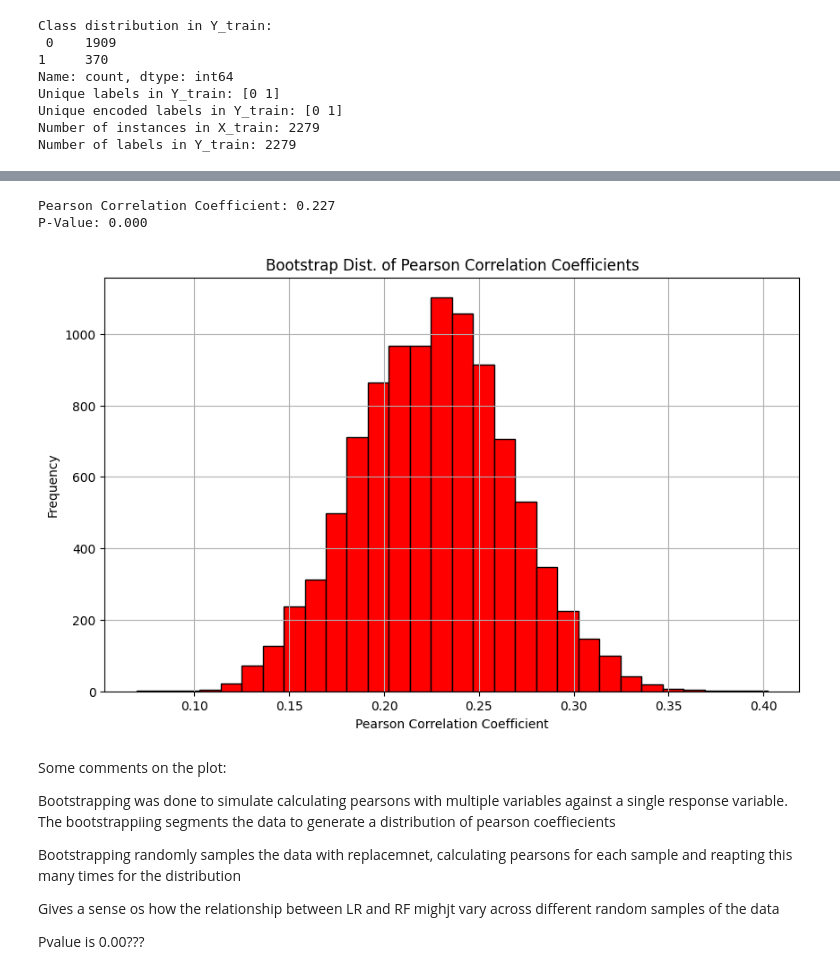
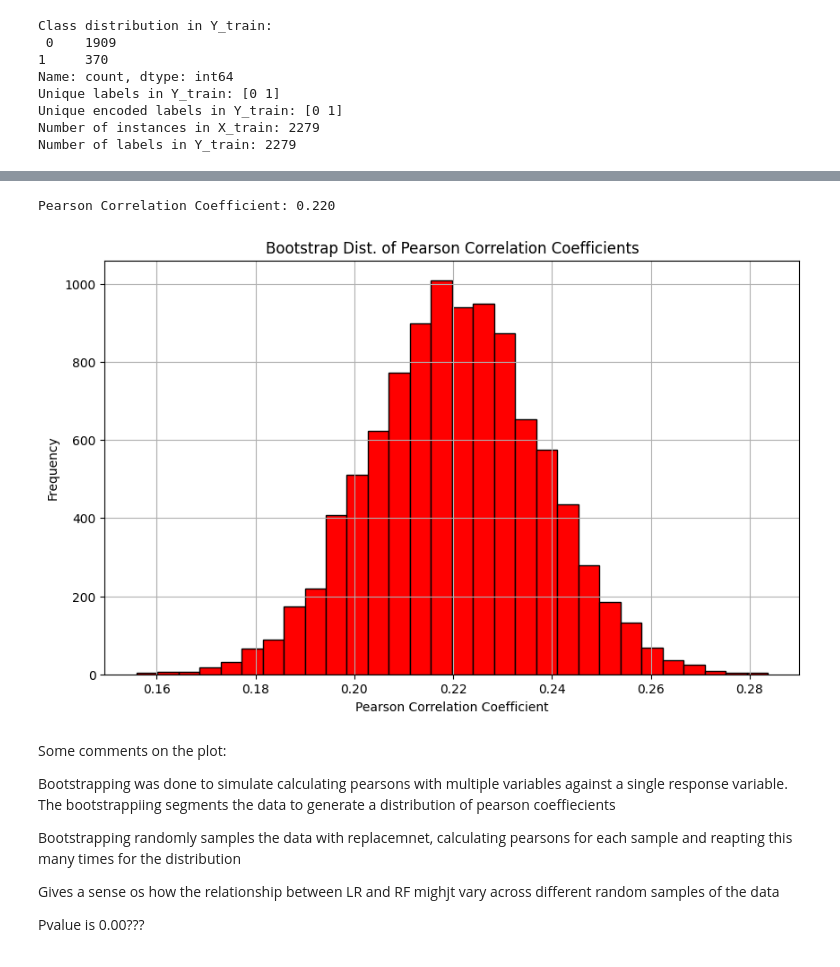
Before and after one commit to Ellaermeg/Eliah-Masters, a Jupyter notebook: KOs/Grouped pipeline.ipynb, the cells around one changed output, grey strips where cells are left out. Saved outputs shown, nothing was run; the diff lists cells and outputs as text; code cells hidden in the pictures.

```diff
--- a/KOs/Grouped pipeline.ipynb
+++ b/KOs/Grouped pipeline.ipynb
@@ -783,8 +824,8 @@ print(consistently_important_features)
 ''' Pearson R for correlation coefficient between feature importance scores (From both models)'''
 
 
-lr_model = LogisticRegression(solver='liblinear', penalty="l1")
-rf_model = RandomForestClassifier(n_estimators=100, max_depth=100, min_samples_split=3, random_state=42)
+lr_model = LogisticRegression(solver='lbfgs', penalty="l2")
+rf_model = RandomForestClassifier(n_estimators=500, max_depth=100, min_samples_split=5, random_state=42)
 
 
 lr_model.fit(X_aligned, Y_aligned)
@@ -793,37 +834,36 @@ rf_model.fit(X_aligned, Y_aligned)
 
 logistic_importance = np.abs(lr_model.coef_[0])
 rf_feature_importance = rf_model.feature_importances_
 
 # Pearson correlation
 pearson_corr, p_value = pearsonr(logistic_importance, rf_feature_importance)
 
 print(f"Pearson Correlation Coefficient: {pearson_corr:.3f}")
-print(f"P-Value: {p_value:.3f}")
+#print(f"P-Value: {p_value:.3f}")
 
 # Bootstrap Pearson correlation coefficients
 n_bootstraps = 10000
 corr_coefficients = []
 
 for _ in range(n_bootstraps):
     # Sample indices with replacement
     indices = resample(np.arange(len(logistic_importance)))
 
     # Calculate Pearson correlation for the sample
     r, _ = pearsonr(logistic_importance[indices], rf_feature_importance[indices])
     corr_coefficients.append(r)
 
 # Plotting
 plt.figure(figsize=(10, 6))
 plt.hist(corr_coefficients, bins=30, color='red', edgecolor='black')
 plt.title('Bootstrap Dist. of Pearson Correlation Coefficients')
 plt.xlabel('Pearson Correlation Coefficient')
 plt.ylabel('Frequency')
 plt.grid(True)
 plt.show()
 # %% [output]
-Pearson Correlation Coefficient: 0.227
-P-Value: 0.000
+Pearson Correlation Coefficient: 0.220
-[figure, old version]
+[figure, new version]
 # %% [markdown]
 Some comments on the plot:
 
```
Also changed, not shown: parts of 5 cells of this notebook, 3 other files.
